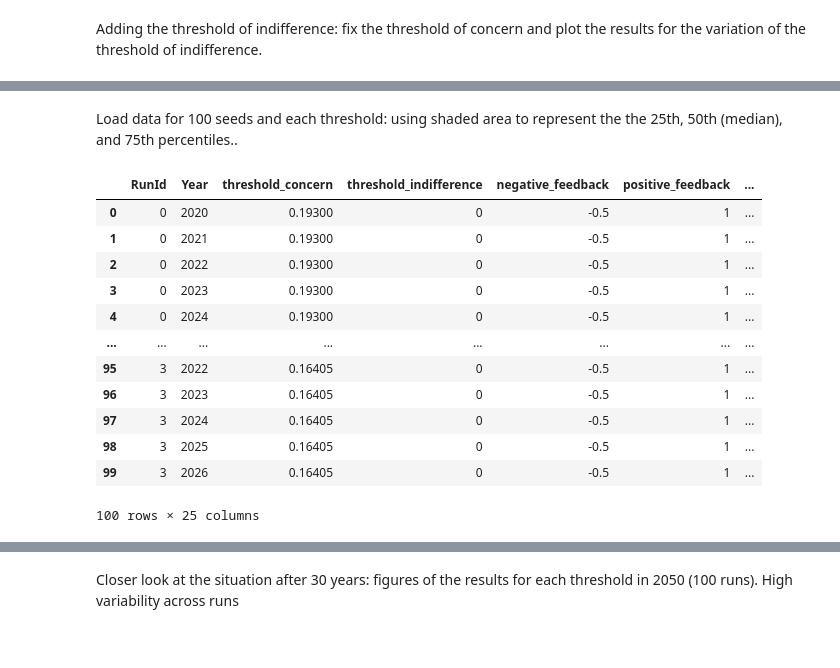
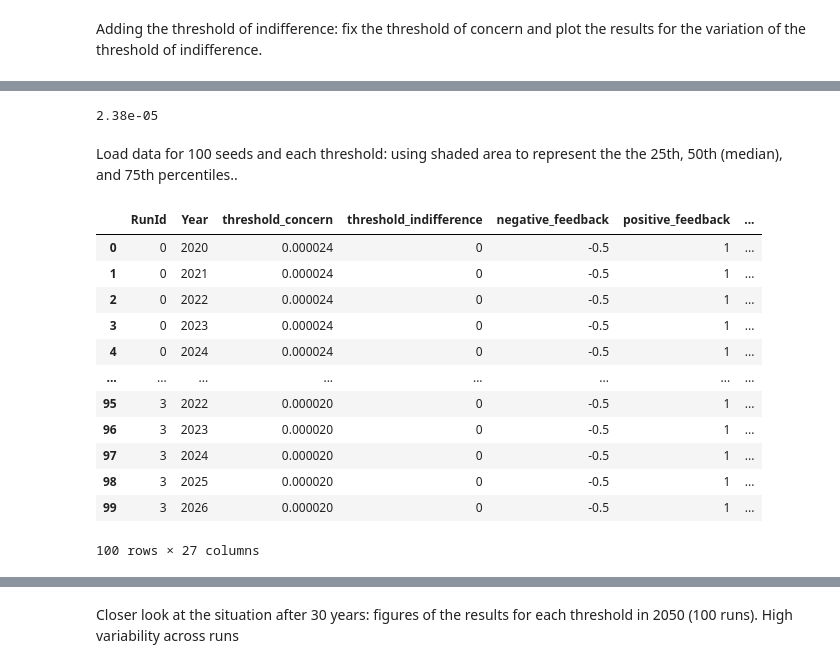
Before and after one commit to rivm-syso/PV-ABM-LCA, a Jupyter notebook: batch_visualize.ipynb, the cells around one changed output, grey strips where cells are left out. Cells and saved outputs as stored; diff of their text form; code cells hidden in the pictures.

```diff
--- a/batch_visualize.ipynb
+++ b/batch_visualize.ipynb
@@ -2,7 +2,7 @@
 import seaborn as sns
 import matplotlib.pyplot as plt
 import pandas as pd
-USE=False
+USE=True
 # Set the impact category to be used
 if USE:
     folder = "Resources"
@@ -251,3 +307,7 @@ plt.savefig(f"results/{folder}/lineplotindifference/{concern_threshold}.png", dp
+# %%
+max_threshold_concern
+# %% [output]
+2.38e-05
 # %% [markdown]
 Load data for 100 seeds and each threshold: using shaded area to represent the the 25th, 50th (median), and 75th percentiles..
 # %%
@@ -290,46 +350,48 @@ for n in range(10):
     # Calculate the percentages
     df['EoL - sold'] = 100 * df['EoL - sold'] / total_end_of_life
     df['EoL - recycled'] = 100 * df['EoL - recycled'] / total_end_of_life
     df['EoL - circular pathways'] = df['EoL - sold'] + df['EoL - recycled']
     df['EoL - landfilled'] = 100 * df['EoL - landfilled'] / total_end_of_life
 
     df = df.fillna(0)
 
     # Aggregate the data to model level using quantiles
     df_agg = df.groupby(['RunId', 'Year', 'threshold_concern', 'threshold_indifference', 'negative_feedback', 'positive_feedback']).agg({
         'Effect': [lambda x: x.quantile(0.25), lambda x: x.quantile(0.50), lambda x: x.quantile(0.75)],
         'Total product': [lambda x: x.quantile(0.25), lambda x: x.quantile(0.50), lambda x: x.quantile(0.75)],
         'EoL - circular pathways': [lambda x: x.quantile(0.25), lambda x: x.quantile(0.50), lambda x: x.quantile(0.75)],
         'EoL - landfilled': [lambda x: x.quantile(0.25), lambda x: x.quantile(0.50), lambda x: x.quantile(0.75)],
         'Impact': [lambda x: x.quantile(0.25), lambda x: x.quantile(0.50), lambda x: x.quantile(0.75)],
         'Impact count': [lambda x: x.quantile(0.25), lambda x: x.quantile(0.50), lambda x: x.quantile(0.75)],
     }).reset_index()
 
     # Flatten the MultiIndex columns
     df_agg.columns = ['_'.join(col).strip() if col[1] else col[0] for col in df_agg.columns.values]
 
-    # Calculate cumulative impact per year
+    # Calculate cumulative impact per year for different quantiles
+    df_agg['Cumulative impact_quantile_25'] = df_agg.groupby(['RunId', 'threshold_concern', 'threshold_indifference', 'negative_feedback', 'positive_feedback'])['Impact_<lambda_0>'].cumsum()
     df_agg['Cumulative impact_quantile_50'] = df_agg.groupby(['RunId', 'threshold_concern', 'threshold_indifference', 'negative_feedback', 'positive_feedback'])['Impact_<lambda_1>'].cumsum()
+    df_agg['Cumulative impact_quantile_75'] = df_agg.groupby(['RunId', 'threshold_concern', 'threshold_indifference', 'negative_feedback', 'positive_feedback'])['Impact_<lambda_2>'].cumsum()
 
     # Concatenate the DataFrame to the results_df
     results_df = pd.concat([results_df, df_agg], ignore_index=True)
 
 # Display the first 100 rows of the results DataFrame
 results_df.head(100)
 # %% [output]
 |  | RunId | Year | threshold_concern | threshold_indifference | negative_feedback | positive_feedback | ... |
-| 0 | 0 | 2020 | 0.19300 | 0 | -0.5 | 1 | ... |
-| 1 | 0 | 2021 | 0.19300 | 0 | -0.5 | 1 | ... |
-| 2 | 0 | 2022 | 0.19300 | 0 | -0.5 | 1 | ... |
-| 3 | 0 | 2023 | 0.19300 | 0 | -0.5 | 1 | ... |
-| 4 | 0 | 2024 | 0.19300 | 0 | -0.5 | 1 | ... |
+| 0 | 0 | 2020 | 0.000024 | 0 | -0.5 | 1 | ... |
+| 1 | 0 | 2021 | 0.000024 | 0 | -0.5 | 1 | ... |
+| 2 | 0 | 2022 | 0.000024 | 0 | -0.5 | 1 | ... |
+| 3 | 0 | 2023 | 0.000024 | 0 | -0.5 | 1 | ... |
+| 4 | 0 | 2024 | 0.000024 | 0 | -0.5 | 1 | ... |
 | ... | ... | ... | ... | ... | ... | ... | ... |
-| 95 | 3 | 2022 | 0.16405 | 0 | -0.5 | 1 | ... |
-| 96 | 3 | 2023 | 0.16405 | 0 | -0.5 | 1 | ... |
-| 97 | 3 | 2024 | 0.16405 | 0 | -0.5 | 1 | ... |
-| 98 | 3 | 2025 | 0.16405 | 0 | -0.5 | 1 | ... |
-| 99 | 3 | 2026 | 0.16405 | 0 | -0.5 | 1 | ... |
+| 95 | 3 | 2022 | 0.000020 | 0 | -0.5 | 1 | ... |
+| 96 | 3 | 2023 | 0.000020 | 0 | -0.5 | 1 | ... |
+| 97 | 3 | 2024 | 0.000020 | 0 | -0.5 | 1 | ... |
+| 98 | 3 | 2025 | 0.000020 | 0 | -0.5 | 1 | ... |
+| 99 | 3 | 2026 | 0.000020 | 0 | -0.5 | 1 | ... |
-100 rows × 25 columns
+100 rows × 27 columns
 # %%
 import numpy as np
 import pandas as pd
```
Also changed, not shown: parts of 14 cells of this notebook, 1 other file.
